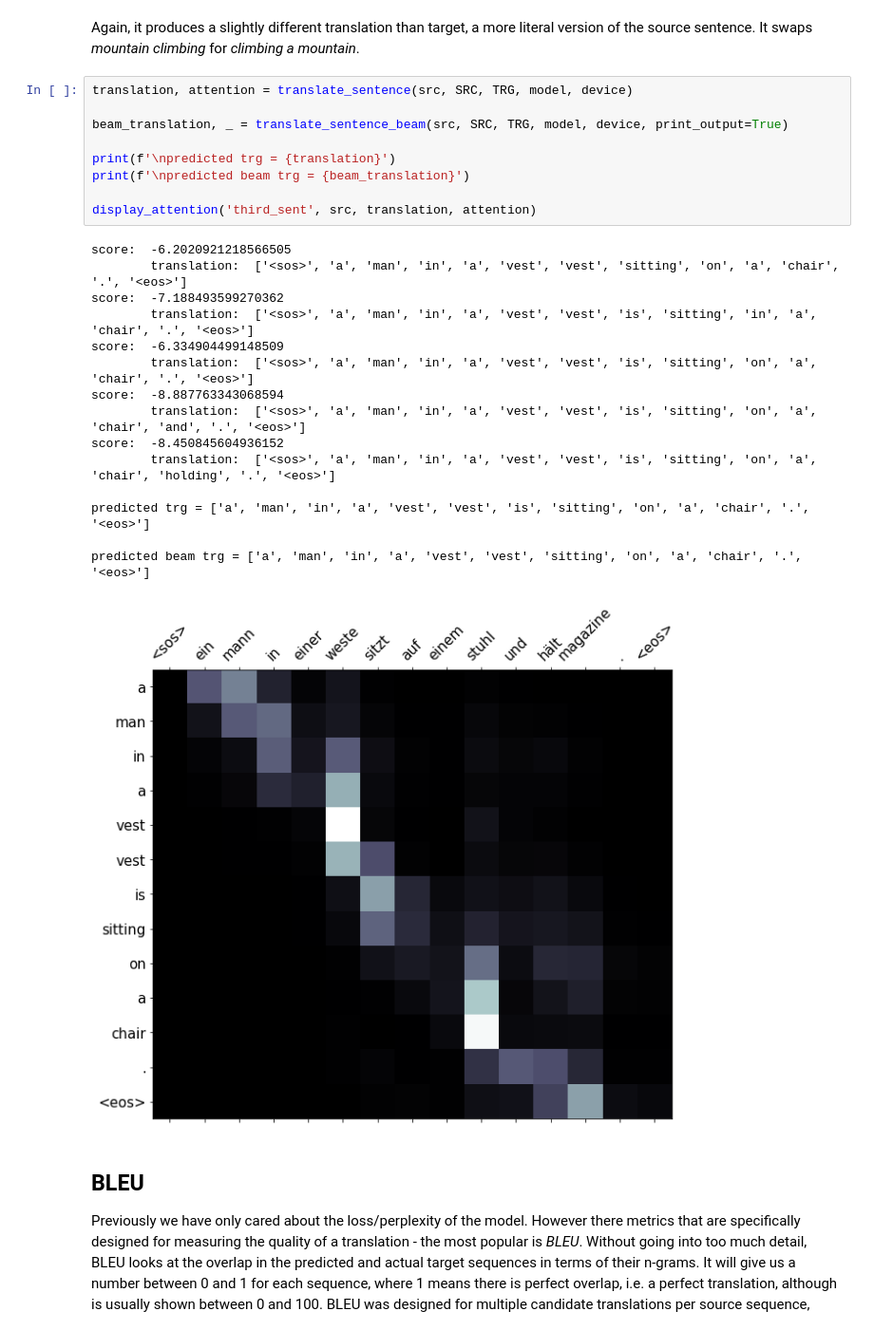
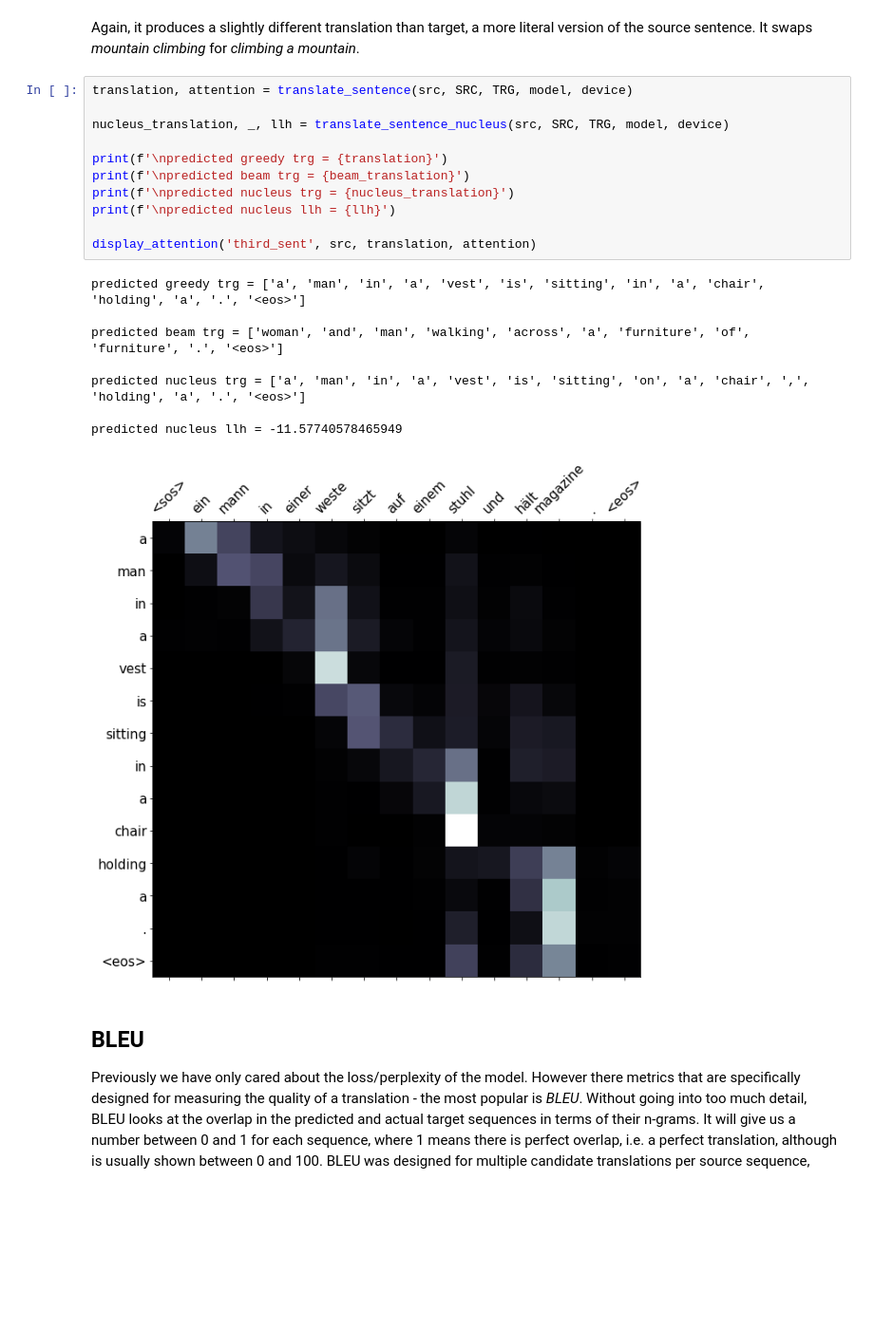
Before and after one commit to blbudima/cse291spr21, a Jupyter notebook: assignment1/starter_code.ipynb, the cells around one changed output. Shown at 95% size. Cells and saved outputs as stored; diff of their text form; blank space fills up the shorter version.

```diff
--- a/assignment1/starter_code.ipynb
+++ b/assignment1/starter_code.ipynb
@@ -929,28 +1021,23 @@ Again, it produces a slightly different translation than target, a more literal
 # %%
 translation, attention = translate_sentence(src, SRC, TRG, model, device)
 
-beam_translation, _ = translate_sentence_beam(src, SRC, TRG, model, device, print_output=True)
+nucleus_translation, _, llh = translate_sentence_nucleus(src, SRC, TRG, model, device)
 
-print(f'\npredicted trg = {translation}')
+print(f'\npredicted greedy trg = {translation}')
 print(f'\npredicted beam trg = {beam_translation}')
+print(f'\npredicted nucleus trg = {nucleus_translation}')
+print(f'\npredicted nucleus llh = {llh}')
 
 display_attention('third_sent', src, translation, attention)
 # %% [output]
-score:  -6.2020921218566505
-        translation:  ['<sos>', 'a', 'man', 'in', 'a', 'vest', 'vest', 'sitting', 'on', 'a', 'chair', '.', '<eos>']
-score:  -7.188493599270362
-        translation:  ['<sos>', 'a', 'man', 'in', 'a', 'vest', 'vest', 'is', 'sitting', 'in', 'a', 'chair', '.', '<eos>']
-score:  -6.334904499148509
-        translation:  ['<sos>', 'a', 'man', 'in', 'a', 'vest', 'vest', 'is', 'sitting', 'on', 'a', 'chair', '.', '<eos>']
-score:  -8.887763343068594
-        translation:  ['<sos>', 'a', 'man', 'in', 'a', 'vest', 'vest', 'is', 'sitting', 'on', 'a', 'chair', 'and', '.', '<eos>']
-score:  -8.450845604936152
-        translation:  ['<sos>', 'a', 'man', 'in', 'a', 'vest', 'vest', 'is', 'sitting', 'on', 'a', 'chair', 'holding', '.', '<eos>']
+predicted greedy trg = ['a', 'man', 'in', 'a', 'vest', 'is', 'sitting', 'in', 'a', 'chair', 'holding', 'a', '.', '<eos>']
 
-predicted trg = ['a', 'man', 'in', 'a', 'vest', 'vest', 'is', 'sitting', 'on', 'a', 'chair', '.', '<eos>']
+predicted beam trg = ['woman', 'and', 'man', 'walking', 'across', 'a', 'furniture', 'of', 'furniture', '.', '<eos>']
 
-predicted beam trg = ['a', 'man', 'in', 'a', 'vest', 'vest', 'sitting', 'on', 'a', 'chair', '.', '<eos>']
+predicted nucleus trg = ['a', 'man', 'in', 'a', 'vest', 'is', 'sitting', 'on', 'a', 'chair', ',', 'holding', 'a', '.', '<eos>']
+
+predicted nucleus llh = -11.57740578465949
-[figure, old version]
+[figure, new version]
 # %% [markdown]
 ## BLEU
 
```
Also changed, not shown: parts of 10 cells of this notebook, 11 other files.
